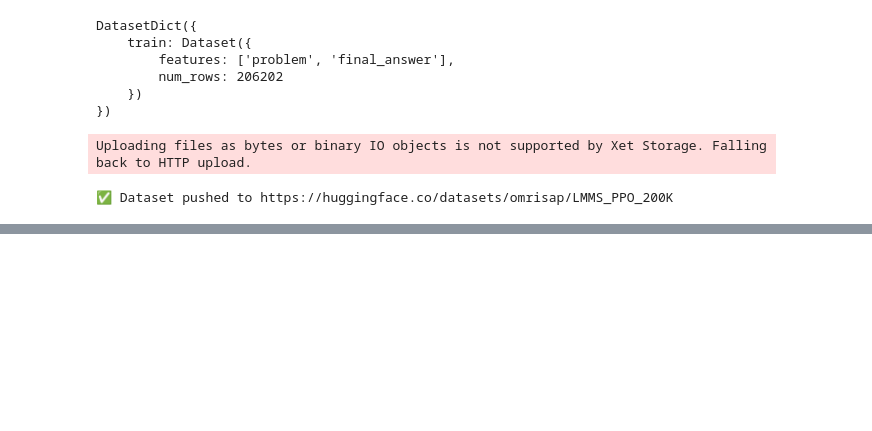
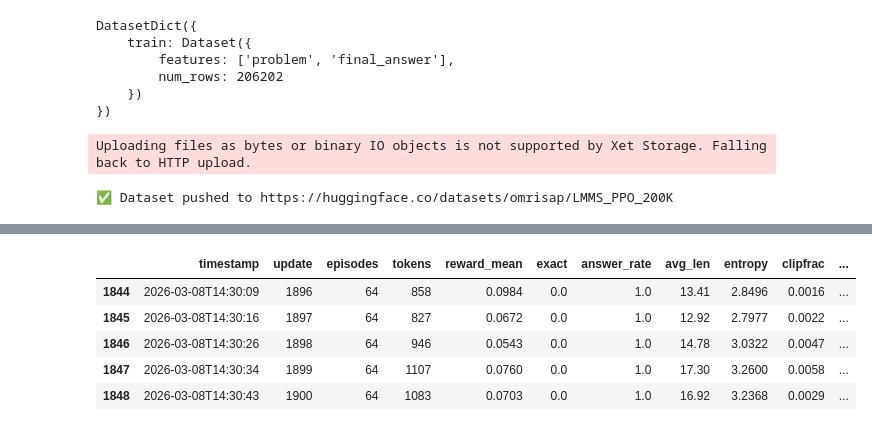
Before and after one commit to omrisapir1/LMMS, a Jupyter notebook: Untitled.ipynb, the cells around one changed output, grey strips where cells are left out. Cells and saved outputs as stored; diff of their text form; code cells hidden in the pictures; blank space fills up the shorter version.

```diff
--- a/Untitled.ipynb
+++ b/Untitled.ipynb
@@ -539,0 +143,9 @@ print('\n'.join([i.split('episodes=128 |')[-1].split('| rollout')[0] for i in a.
+# %%
+df.tail()
+# %% [output]
+|  | timestamp | update | episodes | tokens | reward_mean | exact | answer_rate | avg_len | entropy | clipfrac | ... |
+| 1844 | 2026-03-08T14:30:09 | 1896 | 64 | 858 | 0.0984 | 0.0 | 1.0 | 13.41 | 2.8496 | 0.0016 | ... |
+| 1845 | 2026-03-08T14:30:16 | 1897 | 64 | 827 | 0.0672 | 0.0 | 1.0 | 12.92 | 2.7977 | 0.0022 | ... |
+| 1846 | 2026-03-08T14:30:26 | 1898 | 64 | 946 | 0.0543 | 0.0 | 1.0 | 14.78 | 3.0322 | 0.0047 | ... |
+| 1847 | 2026-03-08T14:30:34 | 1899 | 64 | 1107 | 0.0760 | 0.0 | 1.0 | 17.30 | 3.2600 | 0.0058 | ... |
+| 1848 | 2026-03-08T14:30:43 | 1900 | 64 | 1083 | 0.0703 | 0.0 | 1.0 | 16.92 | 3.2368 | 0.0029 | ... |
```
Also changed, not shown: parts of 10 cells of this notebook, 2 other files.
